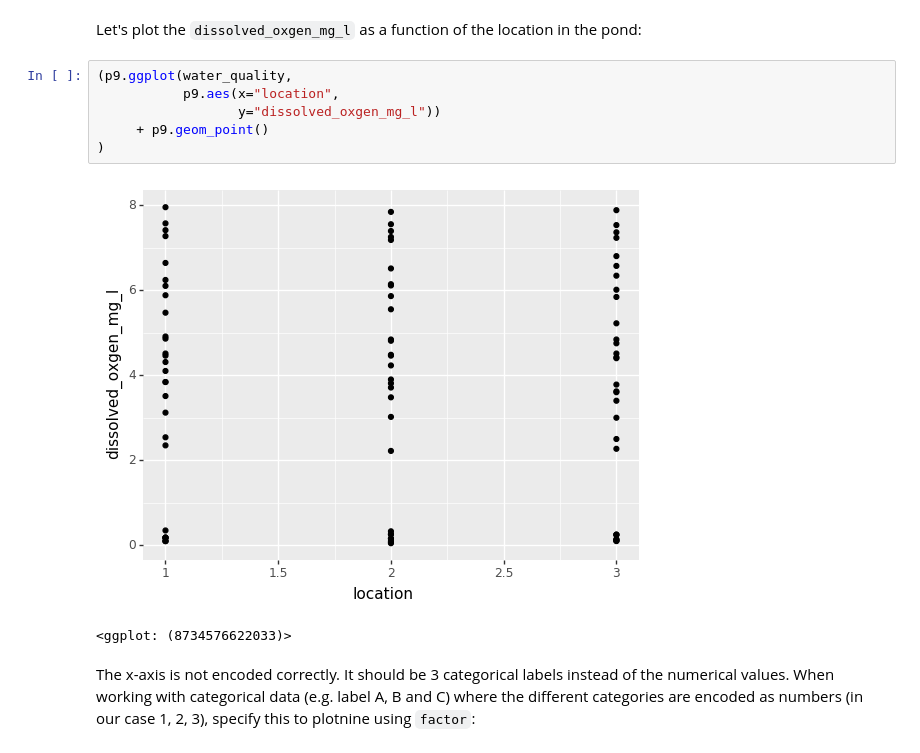
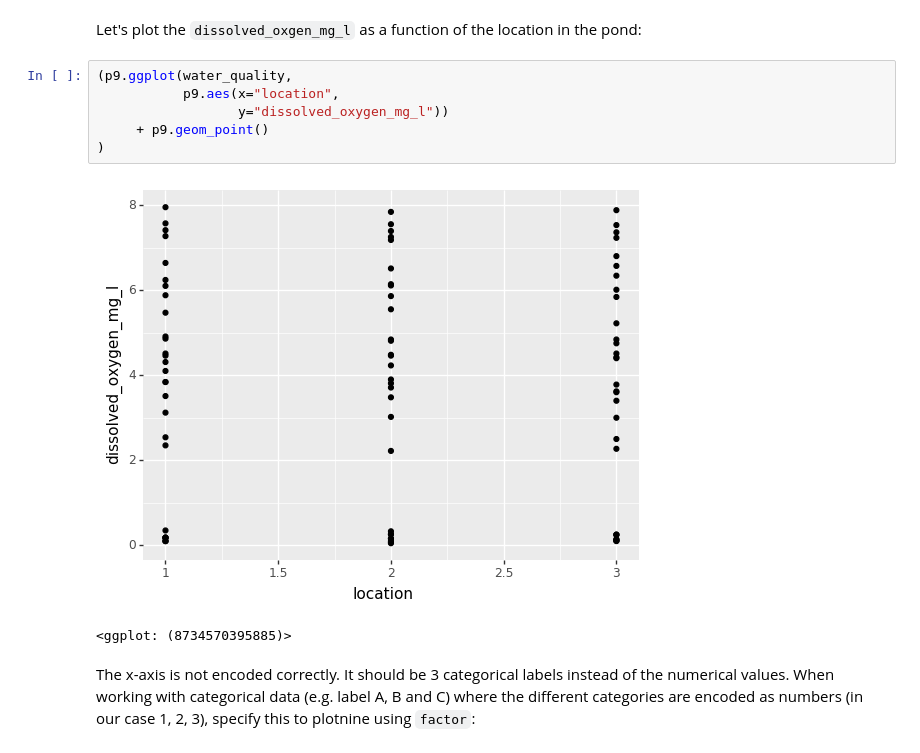
Before and after one commit to stijnvanhoey/workshop_ywp20, a Jupyter notebook: src/visualisations.ipynb, the cells around one changed output. Drawn from its saved outputs; the diff is of its cells as text.

```diff
--- a/src/visualisations.ipynb
+++ b/src/visualisations.ipynb
@@ -132,12 +154,12 @@ Let's plot the `dissolved_oxgen_mg_l` as a function of the location in the pond:
 # %%
 (p9.ggplot(water_quality,
            p9.aes(x="location",
-                  y="dissolved_oxgen_mg_l"))
+                  y="dissolved_oxygen_mg_l"))
      + p9.geom_point()
 )
 # %% [output]
-[figure, old version]
+[figure, new version]
-<ggplot: (8734576622033)>
+<ggplot: (8734570395885)>
 # %% [markdown]
 The x-axis is not encoded correctly. It should be 3 categorical labels instead of the numerical values. When working with categorical data (e.g. label A, B and C) where the different categories are encoded as numbers (in our case 1, 2, 3), specify this to plotnine using `factor`:
 # %%
```
Also changed, not shown: parts of 63 cells of this notebook, 13 other files.
